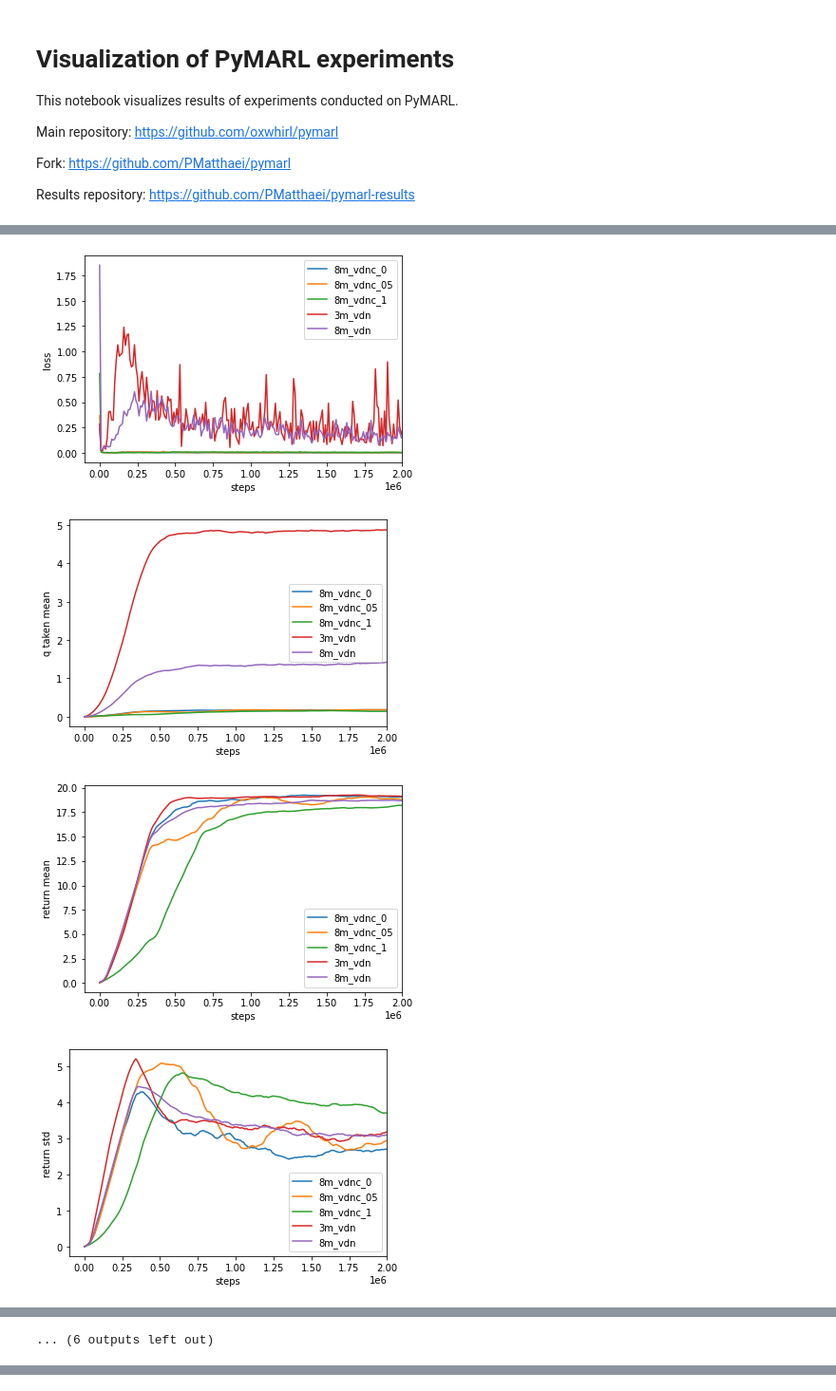
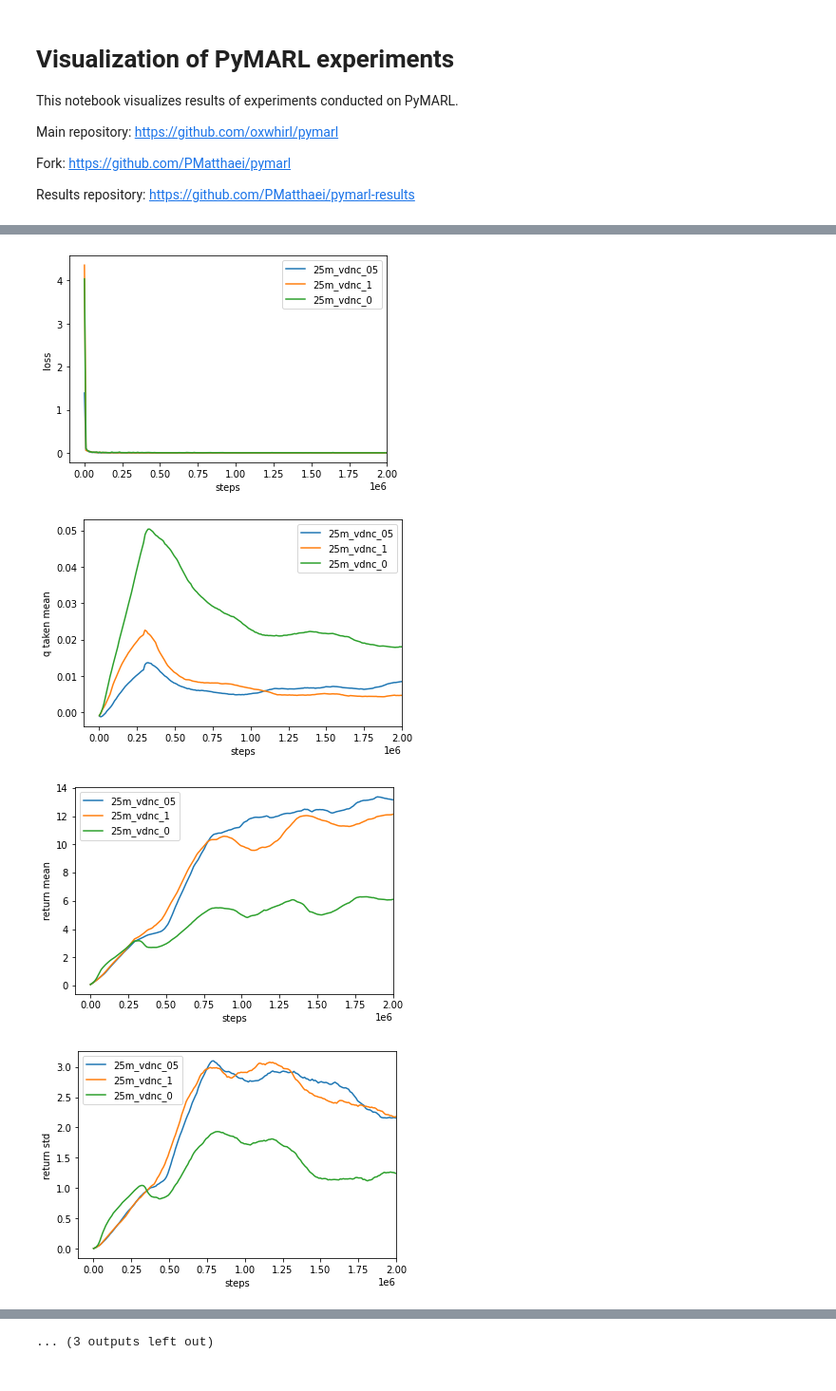
Before and after one commit to PMatthaei/project-thesis-pymarl-results, a Jupyter notebook: visualize_pymarl.ipynb, the cells around one changed output, grey strips where cells are left out. Shown at 95% size. Drawn from its saved outputs; the diff is of its cells as text; code cells hidden in the pictures.

```diff
--- a/visualize_pymarl.ipynb
+++ b/visualize_pymarl.ipynb
@@ -27,8 +27,8 @@ Resolving deltas: 100% (160/160), done.
 #@markdown Choose algorithms
 qmix = False #@param {type:"boolean"}
 qmv2c = False #@param {type:"boolean"}
-vdn = True #@param {type:"boolean"}
-vdnc = False #@param {type:"boolean"}
+vdn = False #@param {type:"boolean"}
+vdnc = True #@param {type:"boolean"}
 iql = False #@param {type:"boolean"}
 coma = False #@param {type:"boolean"}
 qtran = False #@param {type:"boolean"}
@@ -36,7 +36,7 @@ qtran = False #@param {type:"boolean"}
 #@markdown Choose environments
 three_marines = False #@param {type:"boolean"}
 eight_marines = False #@param {type:"boolean"}
-twentyfive_marines = False #@param {type:"boolean"}
+twentyfive_marines = True #@param {type:"boolean"}
 three_stalkers_five_zealots = False #@param {type:"boolean"}
 
 # Fetch form data
@@ -114,8 +114,6 @@ def plot():
       xs = data[0]
       if metric in not_smooth:
         # Dont smooth all metrics included
-        print(ys)
-        print(xs)
         plt.plot(xs, ys, label=data[2])
       else:
         # Smooth via direct II transposed structure
@@ -177,4 +155,4 @@ plot()
-[figure, old version]
+[figure, new version]
-[figure, old version]
+[figure, new version]
-[figure, old version]
+[figure, new version]
-[figure, old version]
+[figure, new version]
@@ -192 +159,0 @@ plot()
-... (6 outputs left out)
@@ -192,0 +163 @@ plot()
+... (3 outputs left out)
```
Also changed, not shown: parts of 2 cells of this notebook.
